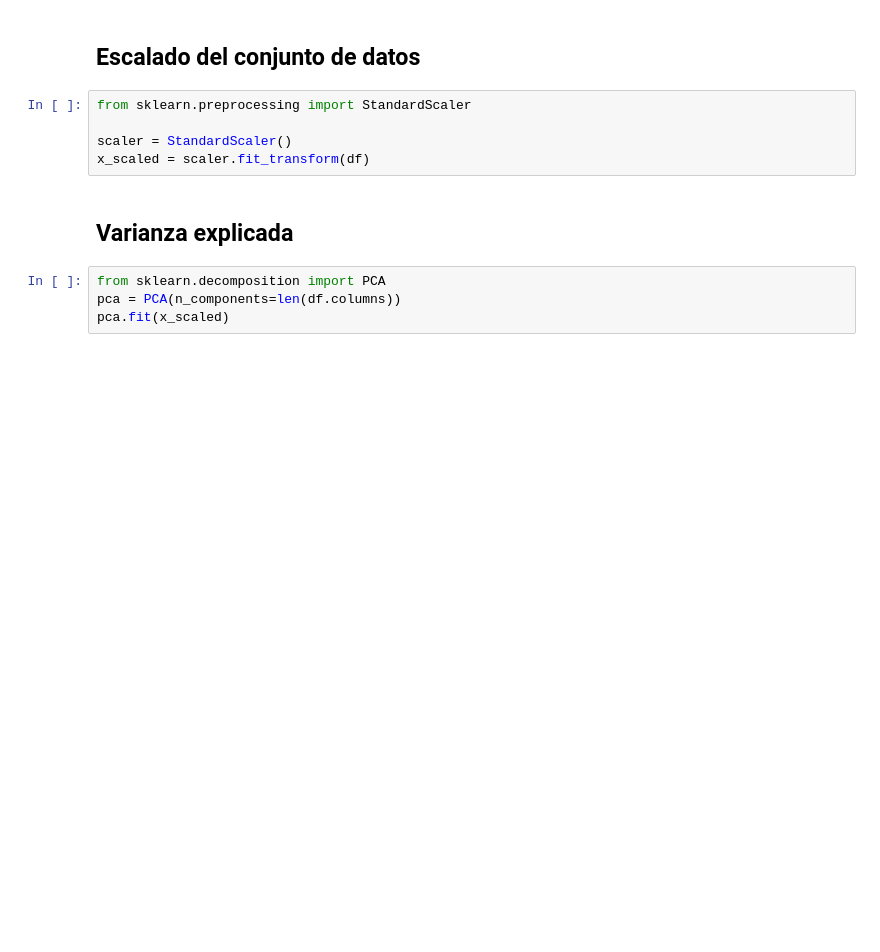
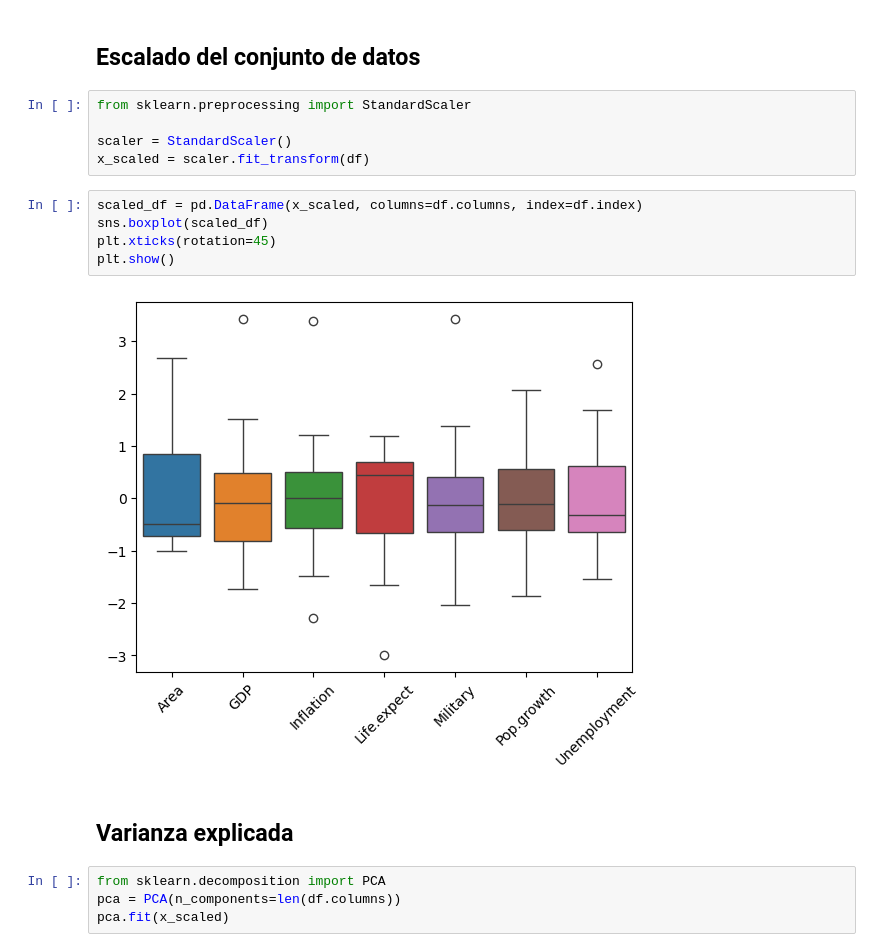
Before and after one commit to ArianSAGGESE7/sia-tp4, a Jupyter notebook: notebooks/TareaPCA.ipynb, the cells around one changed output. Saved outputs shown, nothing was run; the diff lists cells and outputs as text; blank space fills up the shorter version.

```diff
--- a/notebooks/TareaPCA.ipynb
+++ b/notebooks/TareaPCA.ipynb
@@ -42,6 +50,13 @@ from sklearn.preprocessing import StandardScaler
 
 scaler = StandardScaler()
 x_scaled = scaler.fit_transform(df)
+# %%
+scaled_df = pd.DataFrame(x_scaled, columns=df.columns, index=df.index)
+sns.boxplot(scaled_df)
+plt.xticks(rotation=45)
+plt.show()
+# %% [output]
+[figure, added]
 # %% [markdown]
 ## Varianza explicada
 # %%
```
Also changed, not shown: parts of 8 cells of this notebook.
